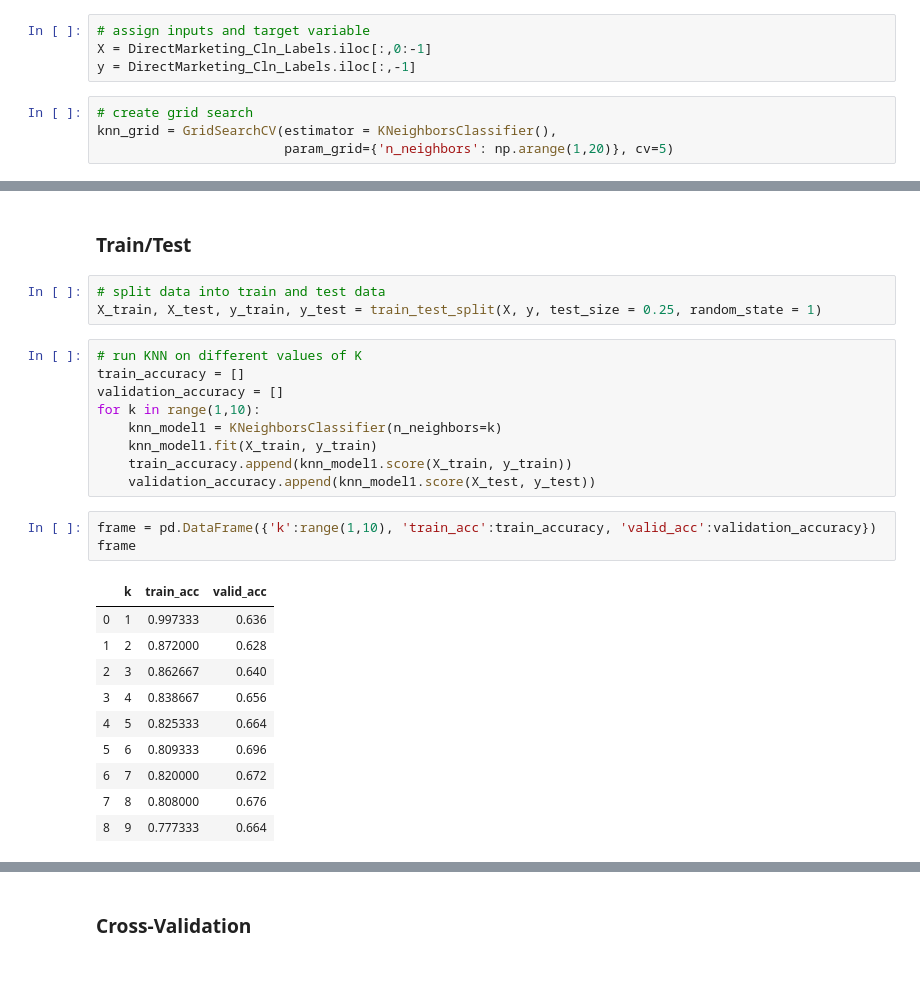
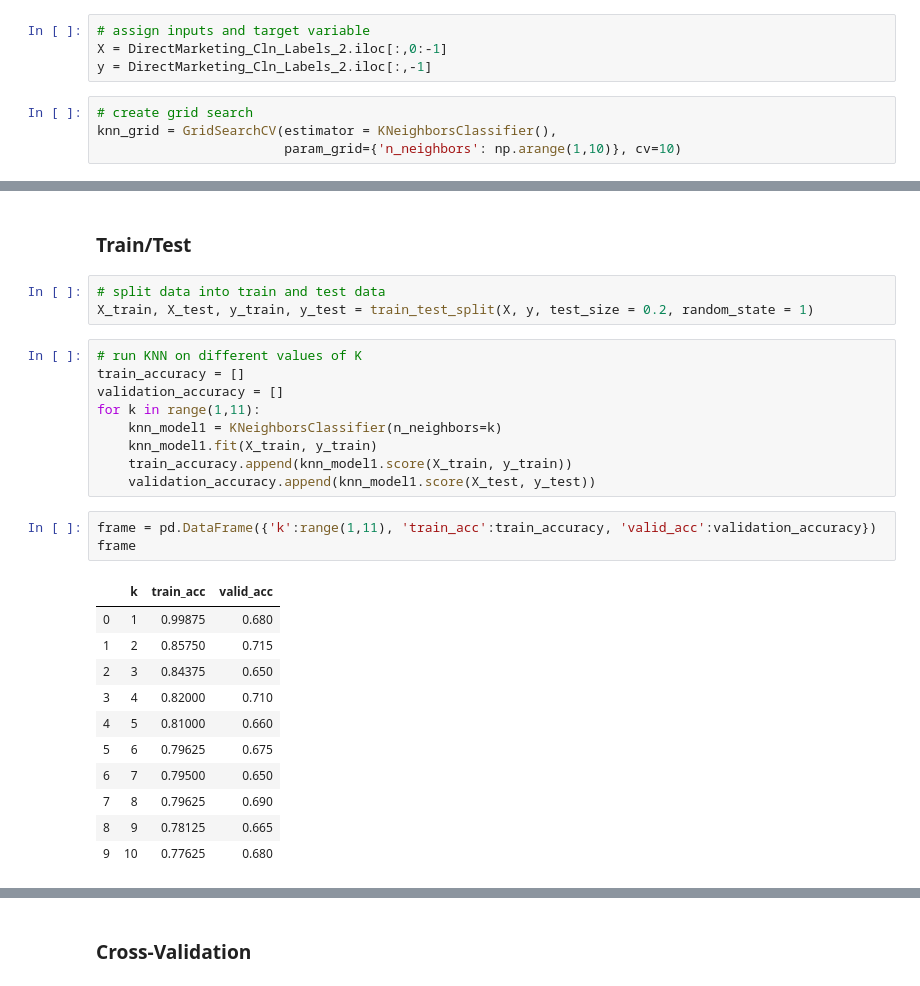
Before and after one commit to cvibanez/dsc630Project, a Jupyter notebook: CourseProject_Modeling_KNN.ipynb, the cells around one changed output, grey strips where cells are left out. Cells and saved outputs as stored; diff of their text form.

```diff
--- a/CourseProject_Modeling_KNN.ipynb
+++ b/CourseProject_Modeling_KNN.ipynb
@@ -129,12 +75,12 @@ DirectMarketing_Cln_Labels
 from sklearn.model_selection import GridSearchCV
 # %%
 # assign inputs and target variable
-X = DirectMarketing_Cln_Labels.iloc[:,0:-1]
-y = DirectMarketing_Cln_Labels.iloc[:,-1]
+X = DirectMarketing_Cln_Labels_2.iloc[:,0:-1]
+y = DirectMarketing_Cln_Labels_2.iloc[:,-1]
 # %%
 # create grid search
 knn_grid = GridSearchCV(estimator = KNeighborsClassifier(),
-                        param_grid={'n_neighbors': np.arange(1,20)}, cv=5)
+                        param_grid={'n_neighbors': np.arange(1,10)}, cv=10)
 # %%
 # fit the model
 knn_grid.fit(X,y)
@@ -159,30 +104,31 @@ knn_grid.best_params_
 ### Train/Test
 # %%
 # split data into train and test data
-X_train, X_test, y_train, y_test = train_test_split(X, y, test_size = 0.25, random_state = 1)
+X_train, X_test, y_train, y_test = train_test_split(X, y, test_size = 0.2, random_state = 1)
 # %%
 # run KNN on different values of K
 train_accuracy = []
 validation_accuracy = []
-for k in range(1,10):
+for k in range(1,11):
     knn_model1 = KNeighborsClassifier(n_neighbors=k)
     knn_model1.fit(X_train, y_train)
     train_accuracy.append(knn_model1.score(X_train, y_train))
     validation_accuracy.append(knn_model1.score(X_test, y_test))
 # %%
-frame = pd.DataFrame({'k':range(1,10), 'train_acc':train_accuracy, 'valid_acc':validation_accuracy})
+frame = pd.DataFrame({'k':range(1,11), 'train_acc':train_accuracy, 'valid_acc':validation_accuracy})
 frame
 # %% [output]
 |  | k | train_acc | valid_acc |
-| 0 | 1 | 0.997333 | 0.636 |
-| 1 | 2 | 0.872000 | 0.628 |
-| 2 | 3 | 0.862667 | 0.640 |
-| 3 | 4 | 0.838667 | 0.656 |
-| 4 | 5 | 0.825333 | 0.664 |
-| 5 | 6 | 0.809333 | 0.696 |
-| 6 | 7 | 0.820000 | 0.672 |
-| 7 | 8 | 0.808000 | 0.676 |
-| 8 | 9 | 0.777333 | 0.664 |
+| 0 | 1 | 0.99875 | 0.680 |
+| 1 | 2 | 0.85750 | 0.715 |
+| 2 | 3 | 0.84375 | 0.650 |
+| 3 | 4 | 0.82000 | 0.710 |
+| 4 | 5 | 0.81000 | 0.660 |
+| 5 | 6 | 0.79625 | 0.675 |
+| 6 | 7 | 0.79500 | 0.650 |
+| 7 | 8 | 0.79625 | 0.690 |
+| 8 | 9 | 0.78125 | 0.665 |
+| 9 | 10 | 0.77625 | 0.680 |
 # %%
 # plot differences
 
```
Also changed, not shown: parts of 44 cells of this notebook.
